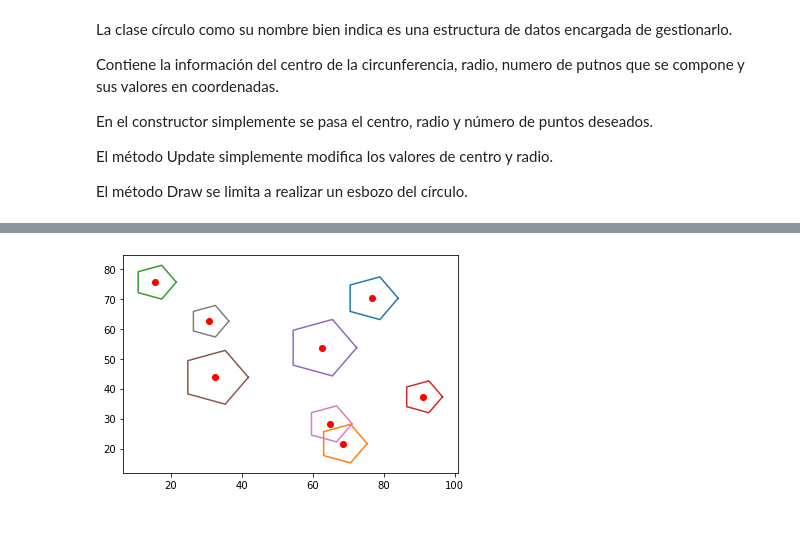
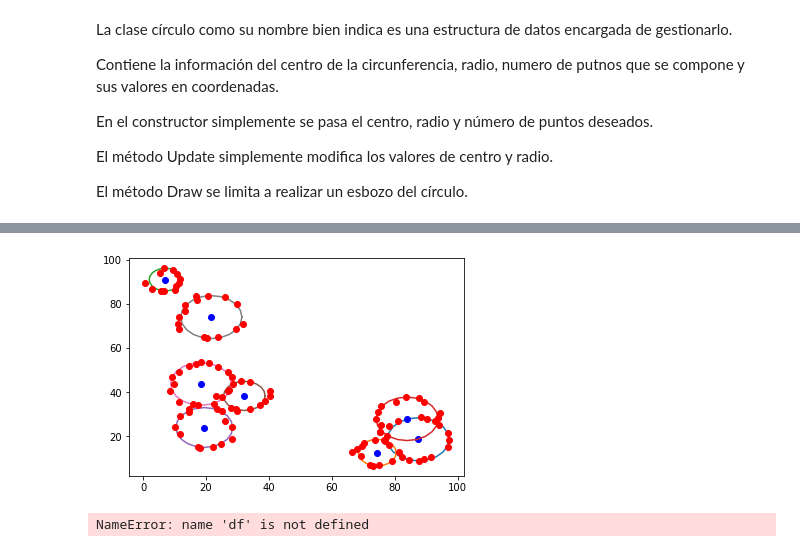
Before and after one commit to ClusteringIA/Clustering, a Jupyter notebook: Proyecto IA.ipynb, the cells around one changed output, grey strips where cells are left out. Saved outputs shown, nothing was run; the diff lists cells and outputs as text; code cells hidden in the pictures; blank space fills up the shorter version.

```diff
--- a/Proyecto IA.ipynb
+++ b/Proyecto IA.ipynb
@@ -127,5 +170,5 @@ class Circle:
             yPrimeVals.append(yPrimeVals[0])
 
             plt.plot(xPrimeVals,yPrimeVals)
-            plt.plot(self.center.x,self.center.y,'ro')
+            plt.plot(self.center.x,self.center.y,'bo')
 # %% [markdown]
@@ -258,13 +280,18 @@ canvas.DrawRandomCircles_r(8,5)
 # %%
 canvas2 = Canvas(100,100,[])
-canvas2.DrawRandomCircles(8,5,10,5)
+canvas2.DrawRandomCircles(8,5,10,20)
+canvas2.RemoveRandomPoints(0.3)
+canvas2.InsertNoise(1,0.2)
+canvas2.DrawData()
 headers = ['Coord X','Coord Y', 'Circulo']
 df = pd.DataFrame(canvas2.points, columns= headers)
 # %% [output]
-[figure, old version]
+[figure, new version]
 # %%
-file_path = r"C:\Users\enri8\Desktop\Universidad\IA\Proyecto\ClusteringIA\Datos\datos_xport.csv"
+file_path = r"C:\Users\enri8\Desktop\Universidad\IA\Proyecto\Clustering\Datos\datos_xport.csv"
 df.to_csv(file_path, columns=headers, index=False, encoding="utf8")
+# %% [output]
+NameError: name 'df' is not defined
 # %%
 setDatos = DataSet(file_path)
 setDatos.Read(',')
```
Also changed, not shown: parts of 17 cells of this notebook, 2 other files.
